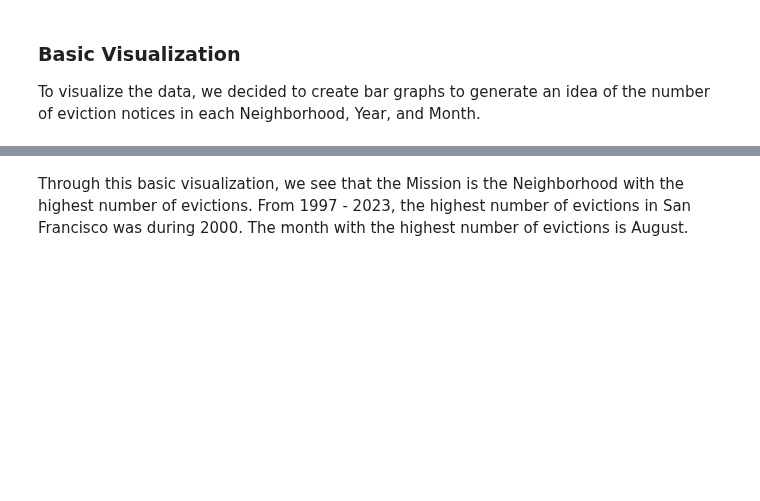
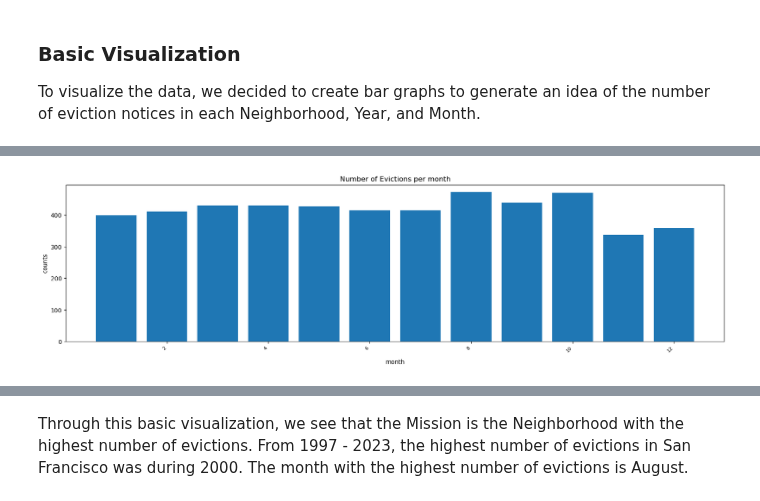
Before and after one commit to UCB-stat-159-s23/project-Group26, a Jupyter notebook: main.ipynb, the cells around one changed output, grey strips where cells are left out. Saved outputs shown, nothing was run; the diff lists cells and outputs as text; code cells hidden in the pictures; blank space fills up the shorter version.

Commit message:
added count map image to notebook

```diff
--- a/main.ipynb
+++ b/main.ipynb
@@ -58,0 +57,4 @@ ul.get_count_plot(sample, 'year')
+# %%
+ul.get_count_plot(sample, 'month')
+# %% [output]
+[figure, added]
```
Also changed, not shown: parts of 5 cells of this notebook.
